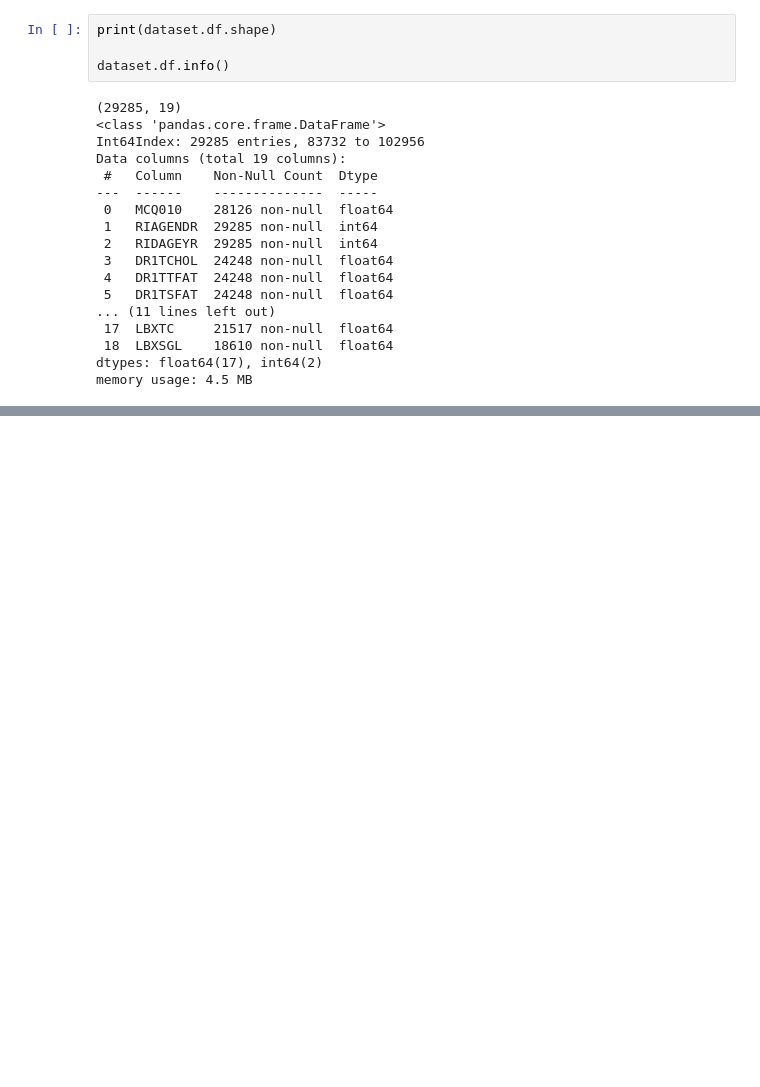
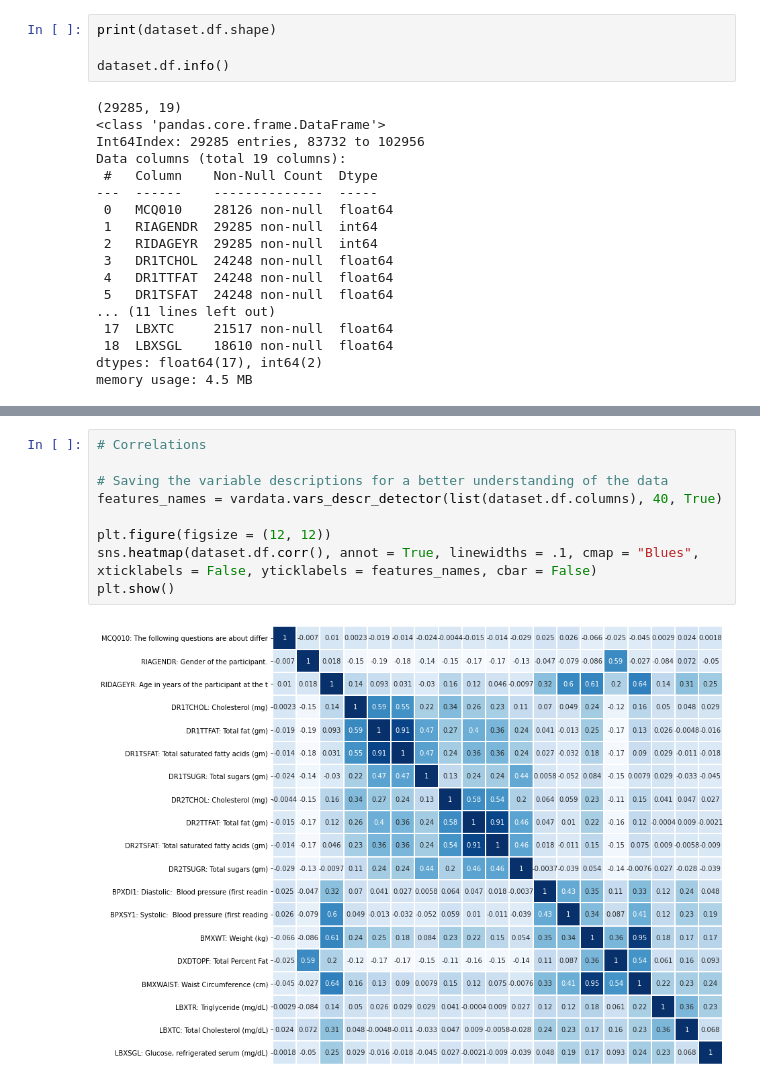
Before and after one commit to Jasc94/thebridge, a Jupyter notebook: 0_Project_ML/src/main.ipynb, the cells around one changed output, grey strips where cells are left out. Saved outputs shown, nothing was run; the diff lists cells and outputs as text; blank space fills up the shorter version.

```diff
--- a/0_Project_ML/src/main.ipynb
+++ b/0_Project_ML/src/main.ipynb
@@ -132,0 +148,11 @@ memory usage: 4.5 MB
+# %%
+# Correlations
+
+# Saving the variable descriptions for a better understanding of the data
+features_names = vardata.vars_descr_detector(list(dataset.df.columns), 40, True)
+
+plt.figure(figsize = (12, 12))
+sns.heatmap(dataset.df.corr(), annot = True, linewidths = .1, cmap = "Blues", xticklabels = False, yticklabels = features_names, cbar = False)
+plt.show()
+# %% [output]
+[figure, added]
```
Also changed, not shown: parts of 33 cells of this notebook, 3 other files.
